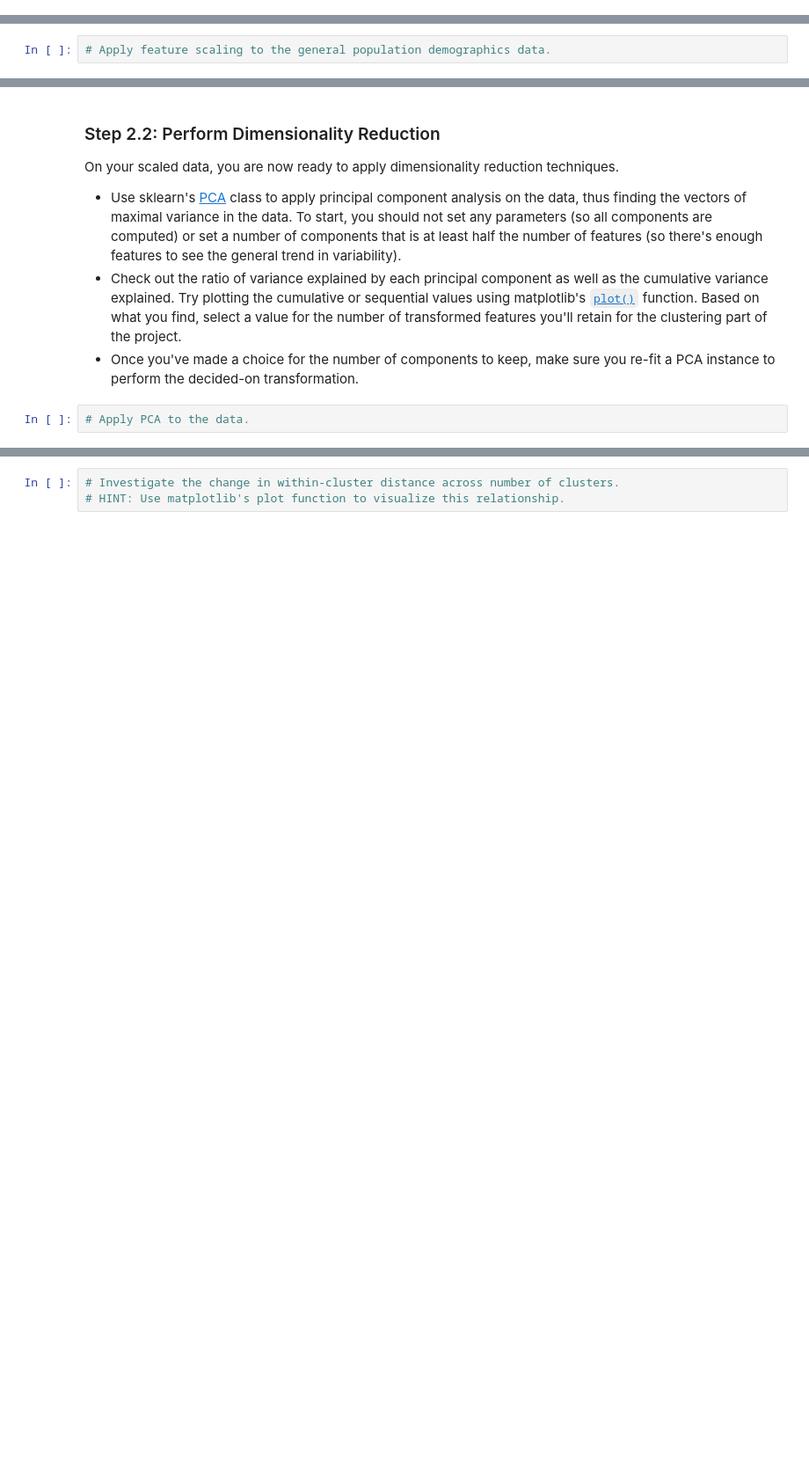
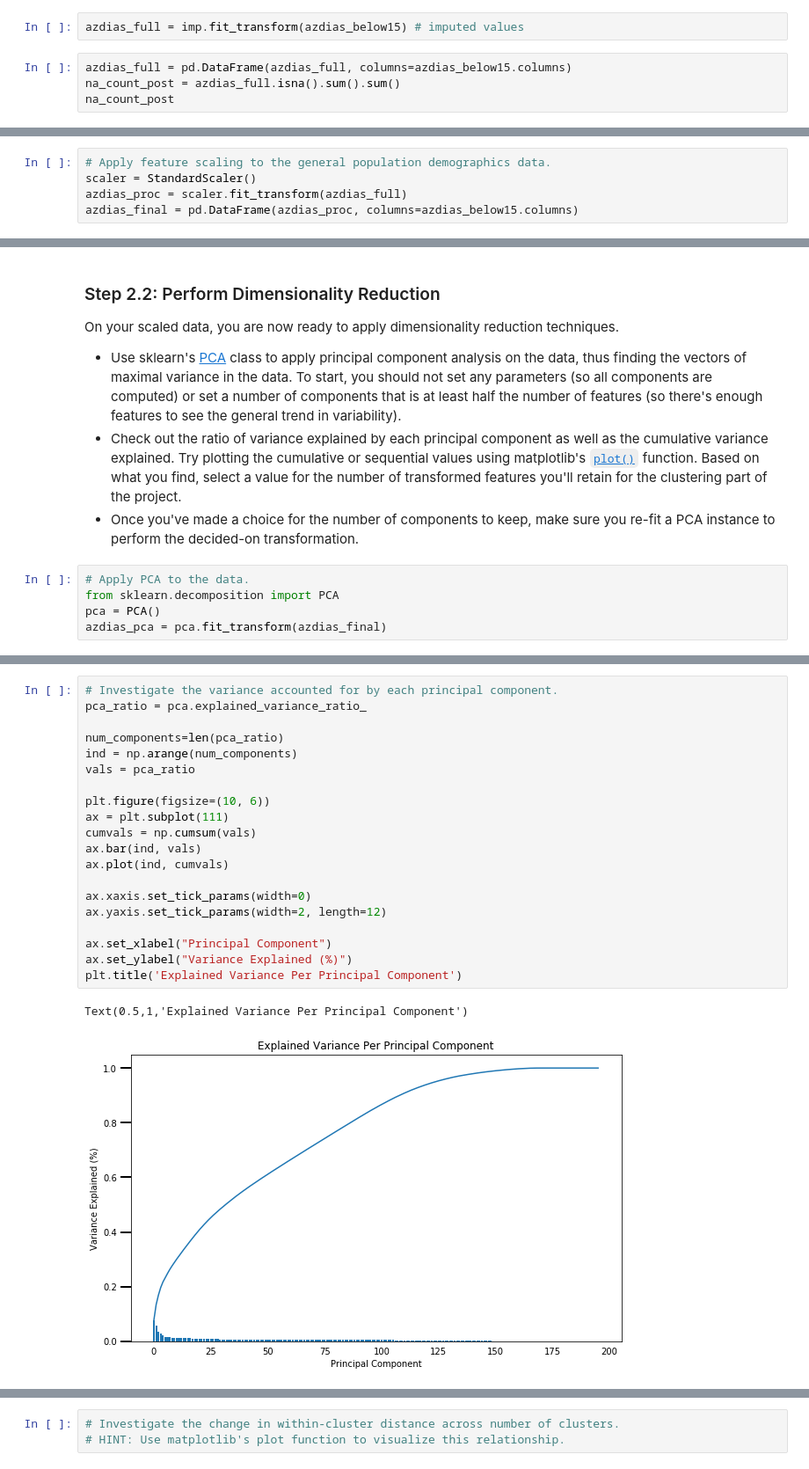
Before and after one commit to VLeaveUs/Identify-Customer-Segments, a Jupyter notebook: Identify_Customer_Segments.ipynb, the cells around one changed output, grey strips where cells are left out. Shown at 88% size. Drawn from its saved outputs; the diff is of its cells as text; blank space fills up the shorter version.

Commit message:
Identify customer segments notebook update
Up to section 3.1. applying K-Means on general population data

```diff
--- a/Identify_Customer_Segments.ipynb
+++ b/Identify_Customer_Segments.ipynb
@@ -469,0 +782,6 @@ Before we apply dimensionality reduction techniques to the data, we need to perf
+# %%
+azdias_full = imp.fit_transform(azdias_below15) # imputed values
+# %%
+azdias_full = pd.DataFrame(azdias_full, columns=azdias_below15.columns)
+na_count_post = azdias_full.isna().sum().sum()
+na_count_post
@@ -470,2 +790,5 @@ Before we apply dimensionality reduction techniques to the data, we need to perf
 # %%
 # Apply feature scaling to the general population demographics data.
+scaler = StandardScaler()
+azdias_proc = scaler.fit_transform(azdias_full)
+azdias_final = pd.DataFrame(azdias_proc, columns=azdias_below15.columns)
@@ -483,3 +806,6 @@ On your scaled data, you are now ready to apply dimensionality reduction techniq
 - Once you've made a choice for the number of components to keep, make sure you re-fit a PCA instance to perform the decided-on transformation.
 # %%
 # Apply PCA to the data.
+from sklearn.decomposition import PCA
+pca = PCA()
+azdias_pca = pca.fit_transform(azdias_final)
@@ -488,2 +816,25 @@ On your scaled data, you are now ready to apply dimensionality reduction techniq
+# %%
+# Investigate the variance accounted for by each principal component.
+pca_ratio = pca.explained_variance_ratio_
+
+num_components=len(pca_ratio)
+ind = np.arange(num_components)
+vals = pca_ratio
+
+plt.figure(figsize=(10, 6))
+ax = plt.subplot(111)
+cumvals = np.cumsum(vals)
+ax.bar(ind, vals)
+ax.plot(ind, cumvals)
+
+ax.xaxis.set_tick_params(width=0)
+ax.yaxis.set_tick_params(width=2, length=12)
+
+ax.set_xlabel("Principal Component")
+ax.set_ylabel("Variance Explained (%)")
+plt.title('Explained Variance Per Principal Component')
+# %% [output]
+Text(0.5,1,'Explained Variance Per Principal Component')
+[figure, added]
 # %%
 # Re-apply PCA to the data while selecting for number of components to retain.
```
Also changed, not shown: parts of 73 cells of this notebook.
